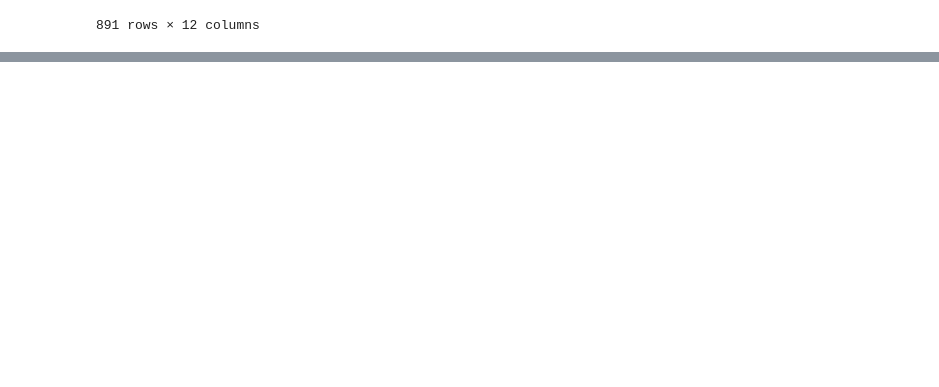
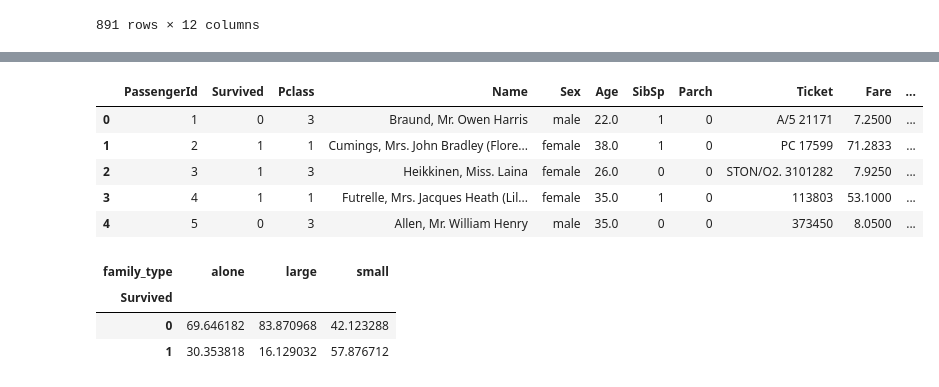
Before and after one commit to Pranav9605/EDA-Basics, a Jupyter notebook: titanic-basics-1-0.ipynb, the cells around one changed output, grey strips where cells are left out. Drawn from its saved outputs; the diff is of its cells as text; code cells hidden in the pictures; blank space fills up the shorter version.

```diff
--- a/titanic-basics-1-0.ipynb
+++ b/titanic-basics-1-0.ipynb
@@ -225,0 +266,2 @@ df
+# %%
+df['individual_fare']=df['Fare']/(df['SibSp']+df['Parch'] +1)
@@ -225,0 +286,29 @@ df
+# %%
+def transform_family(num):
+    if num == 1:
+        return 'alone'
+    elif num>1 and num < 5:
+        return 'small'
+    else:
+        return 'large'
+# %%
+df['family_size']=df['SibSp'] + df['Parch'] + 1
+# %%
+df['family_type']=df['family_size'].apply(transform_family)
+# %%
+df.head()
+# %% [output]
+|  | PassengerId | Survived | Pclass | Name | Sex | Age | SibSp | Parch | Ticket | Fare | ... |
+| 0 | 1 | 0 | 3 | Braund, Mr. Owen Harris | male | 22.0 | 1 | 0 | A/5 21171 | 7.2500 | ... |
+| 1 | 2 | 1 | 1 | Cumings, Mrs. John Bradley (Flore... | female | 38.0 | 1 | 0 | PC 17599 | 71.2833 | ... |
+| 2 | 3 | 1 | 3 | Heikkinen, Miss. Laina | female | 26.0 | 0 | 0 | STON/O2. 3101282 | 7.9250 | ... |
+| 3 | 4 | 1 | 1 | Futrelle, Mrs. Jacques Heath (Lil... | female | 35.0 | 1 | 0 | 113803 | 53.1000 | ... |
+| 4 | 5 | 0 | 3 | Allen, Mr. William Henry | male | 35.0 | 0 | 0 | 373450 | 8.0500 | ... |
+# %%
+#here we cam large family group had higher chance of surviving
+pd.crosstab(df['Survived'],df['family_type'],normalize='columns')*100
+# %% [output]
+| family_type | alone | large | small |
+| Survived |  |  |  |
+| 0 | 69.646182 | 83.870968 | 42.123288 |
+| 1 | 30.353818 | 16.129032 | 57.876712 |
```
Also changed, not shown: parts of 7 cells of this notebook.
